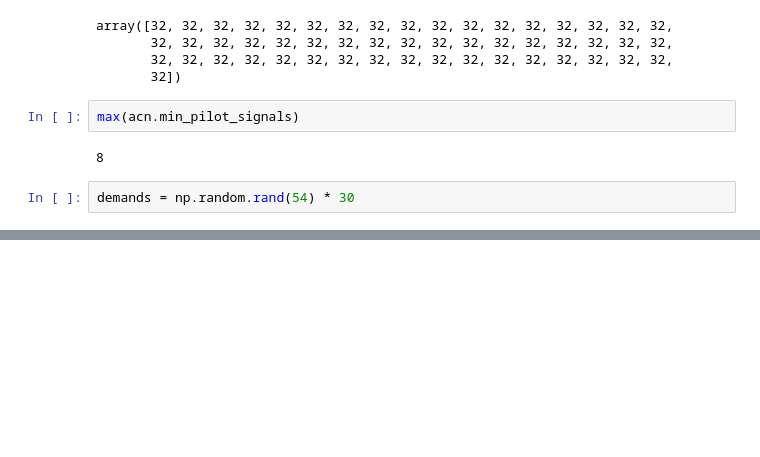
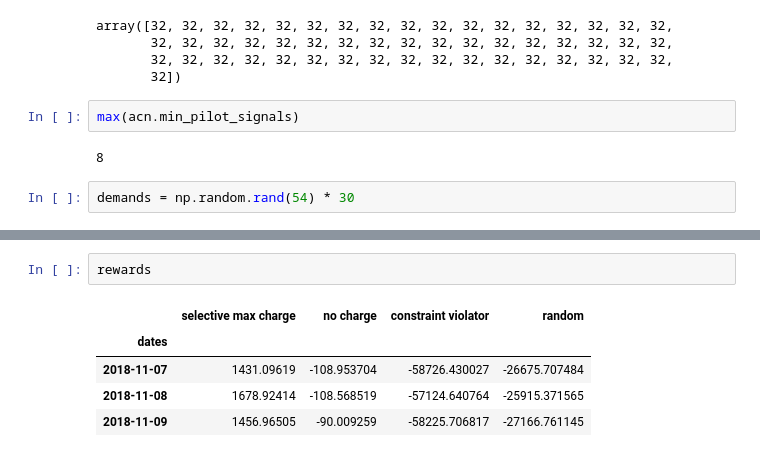
Before and after one commit to chrisyeh96/sustaingym, a Jupyter notebook: examples/baseline_algos.ipynb, the cells around one changed output, grey strips where cells are left out. Saved outputs shown, nothing was run; the diff lists cells and outputs as text; blank space fills up the shorter version.

```diff
--- a/examples/baseline_algos.ipynb
+++ b/examples/baseline_algos.ipynb
@@ -390,0 +304,8 @@ True
+# %%
+rewards
+# %% [output]
+|  | selective max charge | no charge | constraint violator | random |
+| dates |  |  |  |  |
+| 2018-11-07 | 1431.09619 | -108.953704 | -58726.430027 | -26675.707484 |
+| 2018-11-08 | 1678.92414 | -108.568519 | -57124.640764 | -25915.371565 |
+| 2018-11-09 | 1456.96505 | -90.009259 | -58225.706817 | -27166.761145 |
```
Also changed, not shown: parts of 18 cells of this notebook, 28 other files.
